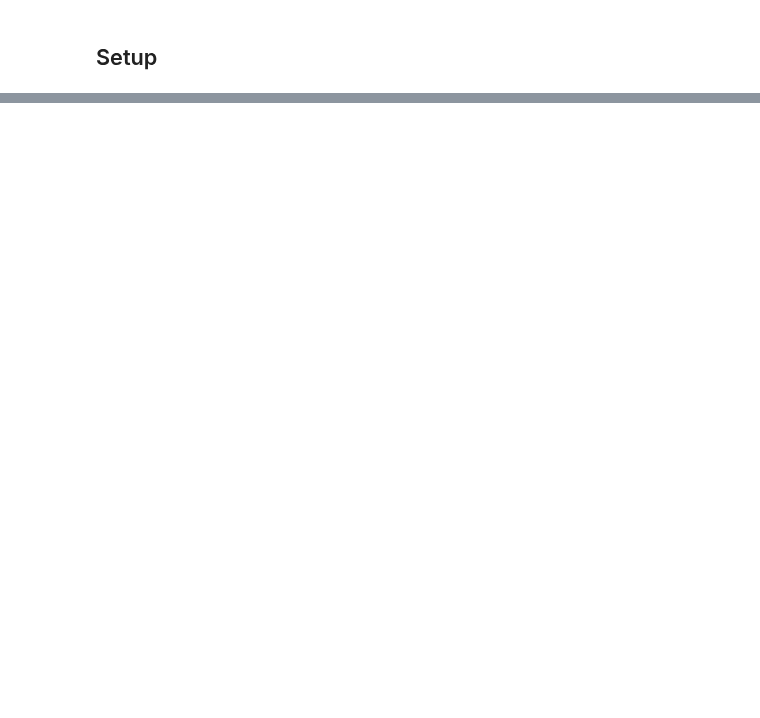
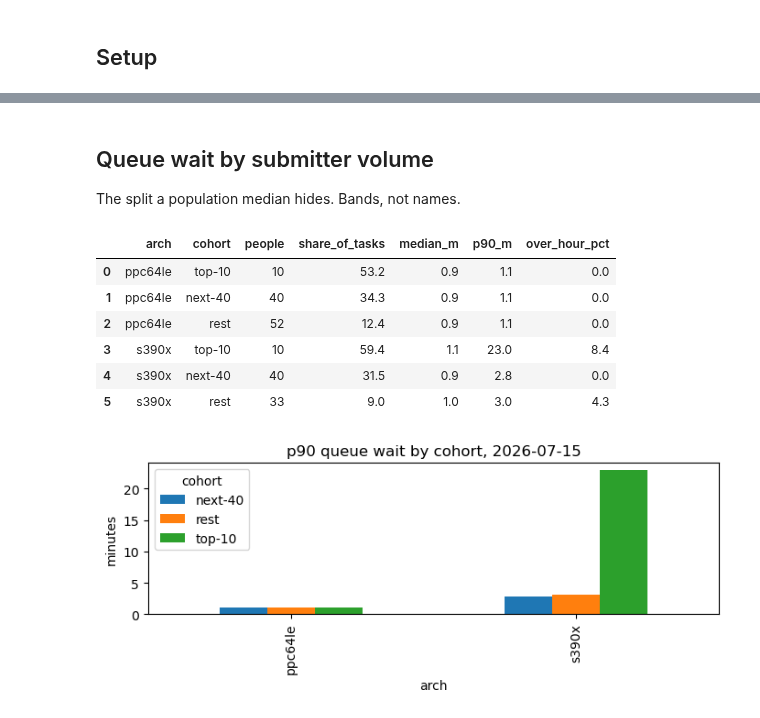
Before and after one commit to slopfest/sandogasa, a Jupyter notebook: tools/koji-lag/notebooks/arch-lag.ipynb, the cells around one changed output, grey strips where cells are left out. Saved outputs shown, nothing was run; the diff lists cells and outputs as text; code cells hidden in the pictures; blank space fills up the shorter version.

```diff
--- a/tools/koji-lag/notebooks/arch-lag.ipynb
+++ b/tools/koji-lag/notebooks/arch-lag.ipynb
@@ -460,0 +61,24 @@ display(stalls.round(1).sort_values("day"))
+# %%
+EVENTS = pathlib.Path(os.environ.get("KOJI_LAG_EVENTS") or tempfile.mkdtemp())
+if not (EVENTS / "events").exists():
+    cmd = [KOJI_LAG, "events", "--store", STORE, "--out", str(EVENTS)]
+    # With a schedule checkout each event names the release it fell in, and a
+    # rebuild reports its announced dates beside the observed ones.
+    sched = os.environ.get("FEDORA_SCHEDULE") or os.path.expanduser(
+        "~/src/fedora/forge/fedora-pgm-schedule")
+    if os.path.isdir(sched):
+        cmd += ["--schedule", sched]
+    subprocess.run(cmd, check=True, capture_output=True)
+
+events = []
+for j in sorted((EVENTS / "events").glob("*/event.json")):
+    e = json.loads(j.read_text())
+    e["dir"] = j.parent.name
+    events.append(e)
+events = pd.DataFrame(events)
+events["from_d"] = pd.to_datetime(events["from"], unit="s", utc=True).dt.date
+events["to_d"] = pd.to_datetime(events["to"] - 86400, unit="s", utc=True).dt.date
+
+rebuilds = events[events.kind == "mass-rebuild"].sort_values("from")
+display(events.groupby("kind").size().rename("events"))
+display(rebuilds[["from_d", "to_d", "days", "release"]])
@@ -460,0 +144,9 @@ display(stalls.round(1).sort_values("day"))
+# %%
+last = rebuilds.iloc[-1]
+rep = report(str(last.from_d), str(last.to_d))
+cls = health_frame(rep, "classes")
+cls["median_m"] = secs(cls.queue_wait)
+cls["p90_m"] = secs(cls.queue_wait, "p90")
+cls["tasks"] = cls.queue_wait.apply(lambda w: w and w["count"])
+display(cls[["arch", "class", "tasks", "median_m", "p90_m", "over_hour_pct"]]
+        .round(1).sort_values(["arch", "p90_m"], ascending=[True, False]))
@@ -460,0 +171,24 @@ display(stalls.round(1).sort_values("day"))
+# %% [markdown]
+## Queue wait by submitter volume
+
+The split a population median hides. Bands, not names.
+# %%
+coh = health_frame(rep, "cohorts")
+coh["median_m"] = secs(coh.queue_wait)
+coh["p90_m"] = secs(coh.queue_wait, "p90")
+display(coh[["arch", "cohort", "people", "share_of_tasks", "median_m", "p90_m",
+             "over_hour_pct"]].round(1))
+
+if not coh.empty:
+    ax = coh.pivot(index="arch", columns="cohort", values="p90_m").plot.bar(
+        figsize=(7, 3), title=f"p90 queue wait by cohort, {last.from_d}")
+    ax.set_ylabel("minutes"); plt.tight_layout(); plt.show()
+# %% [output]
+|  | arch | cohort | people | share_of_tasks | median_m | p90_m | over_hour_pct |
+| 0 | ppc64le | top-10 | 10 | 53.2 | 0.9 | 1.1 | 0.0 |
+| 1 | ppc64le | next-40 | 40 | 34.3 | 0.9 | 1.1 | 0.0 |
+| 2 | ppc64le | rest | 52 | 12.4 | 0.9 | 1.1 | 0.0 |
+| 3 | s390x | top-10 | 10 | 59.4 | 1.1 | 23.0 | 8.4 |
+| 4 | s390x | next-40 | 40 | 31.5 | 0.9 | 2.8 | 0.0 |
+| 5 | s390x | rest | 33 | 9.0 | 1.0 | 3.0 | 4.3 |
+[figure, added]
```
Also changed, not shown: parts of 36 cells of this notebook, 1 other file.
